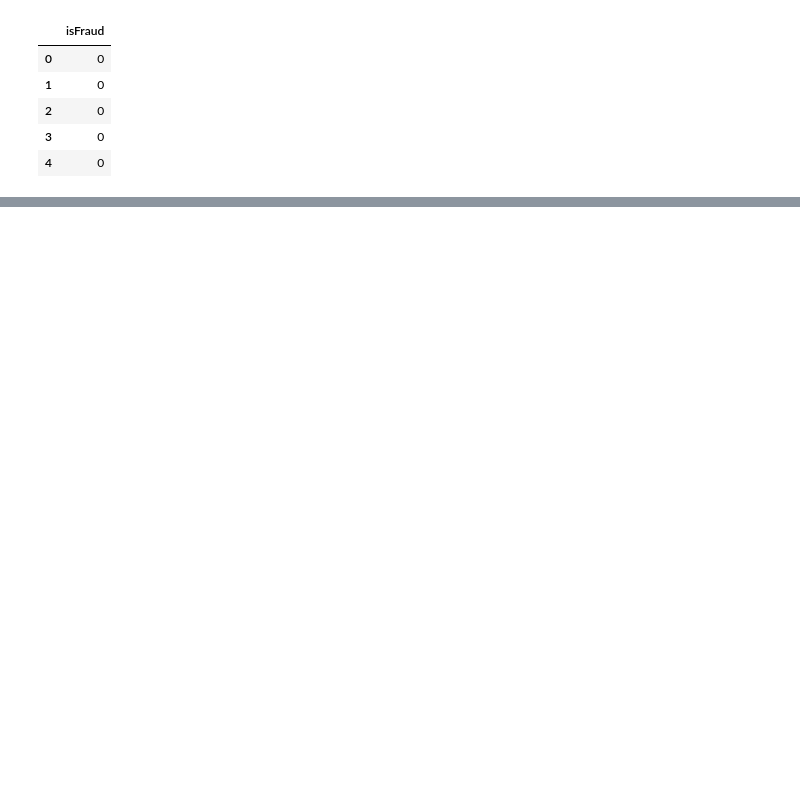
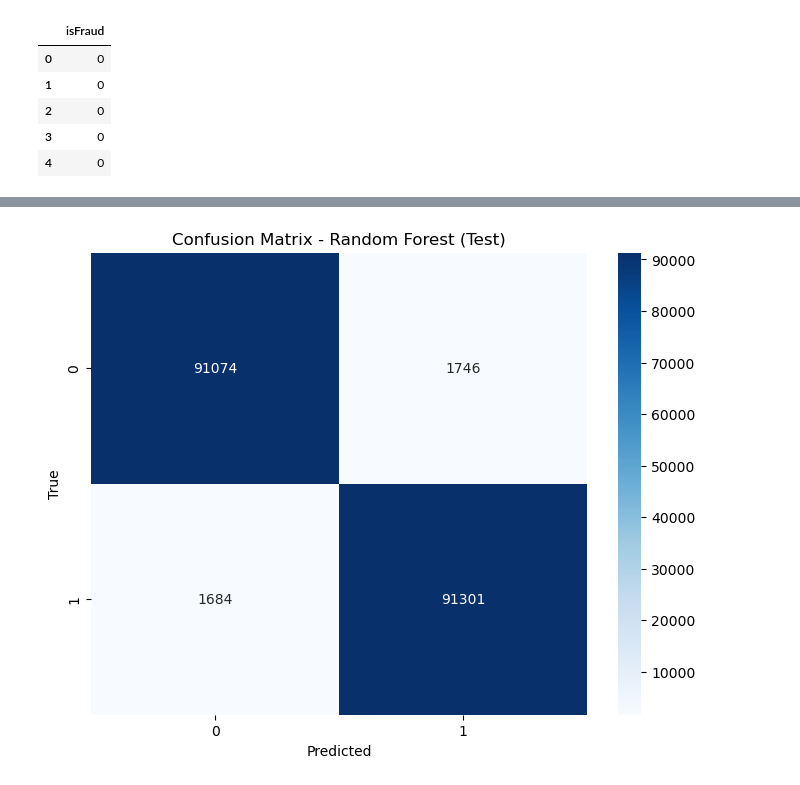
Before and after one commit to mohammedbourkache/PFE_detection_fraudes_DS_1, a Jupyter notebook: Dataset_2/equilibrees/equilibre.ipynb, the cells around one changed output, grey strips where cells are left out. Drawn from its saved outputs; the diff is of its cells as text; code cells hidden in the pictures; blank space fills up the shorter version.

```diff
--- a/Dataset_2/equilibrees/equilibre.ipynb
+++ b/Dataset_2/equilibrees/equilibre.ipynb
@@ -237,0 +193,73 @@ df = df.sort_values(by='isFraud').sample(frac=1, random_state=5)
+# %%
+from sklearn.ensemble import RandomForestClassifier
+
+# Créer et entraîner un modèle Random Forest
+model_rf = RandomForestClassifier()
+model_rf.fit(X_sm_train, y_sm_train)
+
+# Valider le modèle sur l'ensemble de validation
+y_sm_val_pred_rf = model_rf.predict(X_sm_val)
+
+# Évaluer les performances du modèle sur l'ensemble de validation
+accuracy_val_rf = accuracy_score(y_sm_val, y_sm_val_pred_rf)
+precision_val_rf = precision_score(y_sm_val, y_sm_val_pred_rf)
+recall_val_rf = recall_score(y_sm_val, y_sm_val_pred_rf)
+roc_auc_val_rf = roc_auc_score(y_sm_val, y_sm_val_pred_rf)
+
+print("Random Forest - Validation Set Metrics:")
+print("Accuracy:", accuracy_val_rf)
+print("Precision:", precision_val_rf)
+print("Recall:", recall_val_rf)
+print("ROC AUC:", roc_auc_val_rf)
+
+# Calculer la matrice de confusion pour l'ensemble de validation
+confusion_matrix_val_rf = confusion_matrix(y_sm_val, y_sm_val_pred_rf)
+print("Confusion Matrix - Validation Set:")
+print(confusion_matrix_val_rf)
+print('________________________________')
+
+# Prédire sur l'ensemble de training
+y_sm_train_pred_rf = model_rf.predict(X_sm_train)
+
+# Évaluer les performances du modèle sur l'ensemble de training
+accuracy_train_rf = accuracy_score(y_sm_train, y_sm_train_pred_rf)
+precision_train_rf = precision_score(y_sm_train, y_sm_train_pred_rf)
+recall_train_rf = recall_score(y_sm_train, y_sm_train_pred_rf)
+roc_auc_train_rf = roc_auc_score(y_sm_train, y_sm_train_pred_rf)
+
+print("\nRandom Forest - Training Set Metrics:")
+print("Accuracy:", accuracy_train_rf)
+print("Precision:", precision_train_rf)
+print("Recall:", recall_train_rf)
+print("ROC AUC:", roc_auc_train_rf)
+
+# Calculer la matrice de confusion pour l'ensemble de training
+confusion_matrix_train_rf = confusion_matrix(y_sm_train, y_sm_train_pred_rf)
+print("Confusion Matrix - Training Set:")
+print(confusion_matrix_train_rf)
+print('________________________________')
+
+# Prédire sur l'ensemble de test
+y_sm_test_pred_rf = model_rf.predict(X_sm_test)
+
+# Évaluer les performances du modèle sur l'ensemble de test
+accuracy_test_rf = accuracy_score(y_sm_test, y_sm_test_pred_rf)
+precision_test_rf = precision_score(y_sm_test, y_sm_test_pred_rf)
+recall_test_rf = recall_score(y_sm_test, y_sm_test_pred_rf)
+roc_auc_test_rf = roc_auc_score(y_sm_test, y_sm_test_pred_rf)
+
+print("\nRandom Forest - Test Set Metrics:")
+print("Accuracy:", accuracy_test_rf)
+print("Precision:", precision_test_rf)
+print("Recall:", recall_test_rf)
+print("ROC AUC:", roc_auc_test_rf)
+
+# Afficher la matrice de confusion avec Seaborn pour l'ensemble de test
+confusion_matrix_test_rf = confusion_matrix(y_sm_test, y_sm_test_pred_rf)
+plt.figure(figsize=(8, 6))
+sns.heatmap(confusion_matrix_test_rf, annot=True, cmap='Blues', fmt='g')
+plt.title("Confusion Matrix - Random Forest (Test)")
+plt.xlabel("Predicted")
+plt.ylabel("True")
+plt.show()
+# %% [output]
@@ -237,0 +283 @@ df = df.sort_values(by='isFraud').sample(frac=1, random_state=5)
+[figure, added]
```
Also changed, not shown: parts of 15 cells of this notebook.
